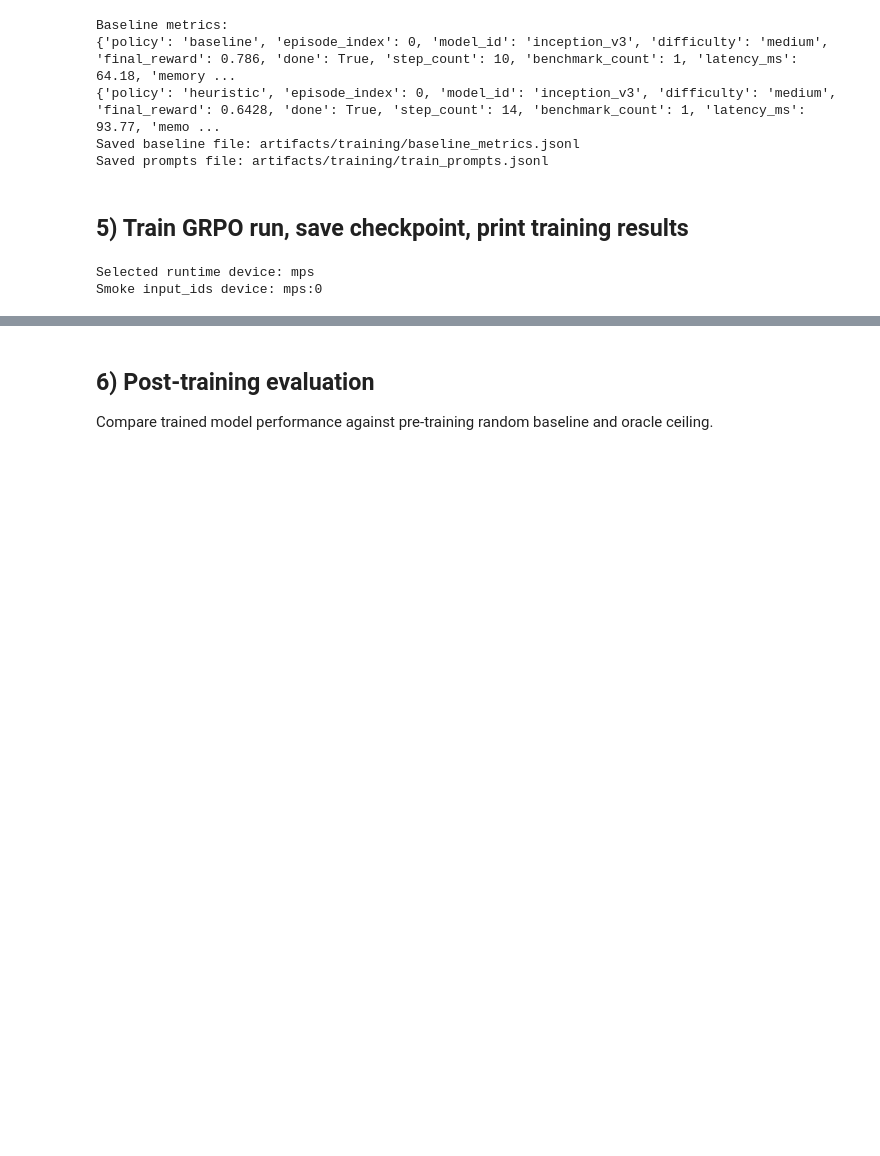
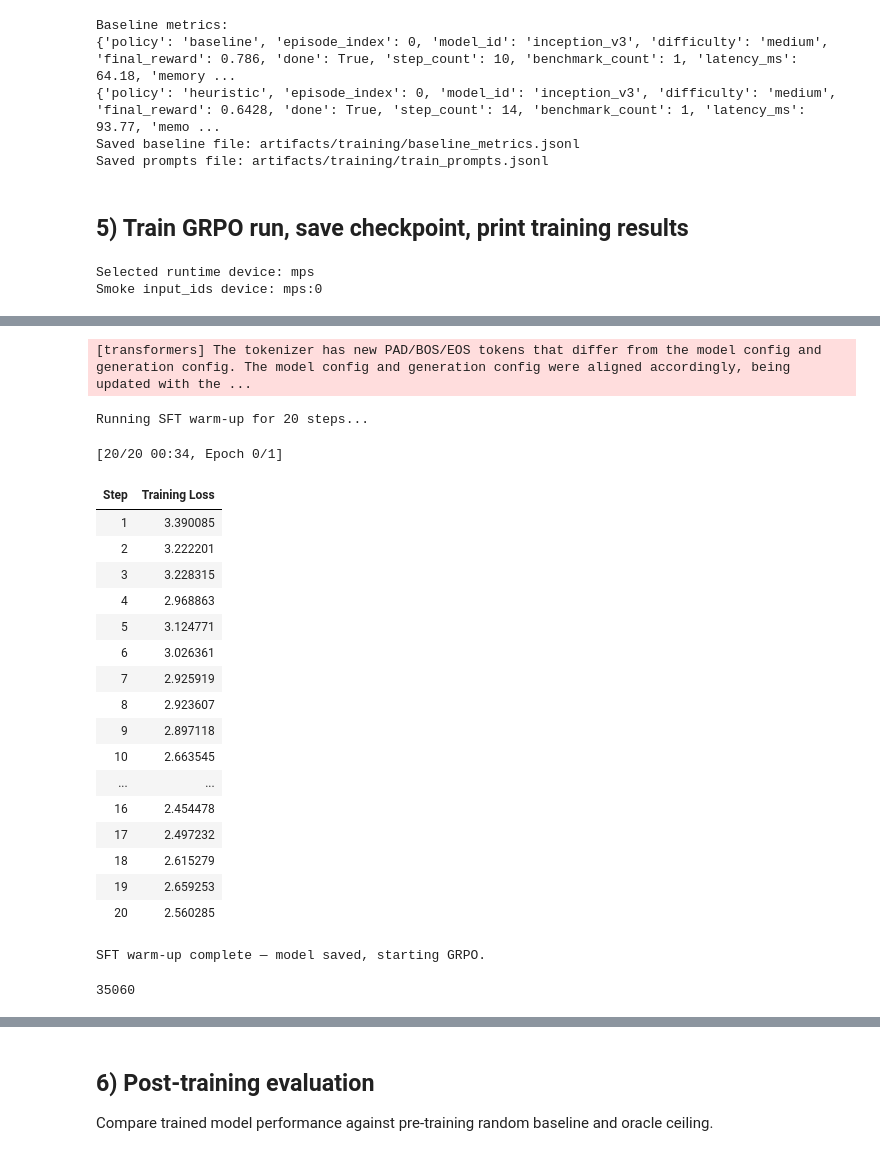
Before and after one commit to Mohammed-Altaf-01/Neural-Tuner, a Jupyter notebook: neural_tuner_trl_mac.ipynb, the cells around one changed output, grey strips where cells are left out. Drawn from its saved outputs; the diff is of its cells as text; code cells hidden in the pictures; blank space fills up the shorter version.

```diff
--- a/neural_tuner_trl_mac.ipynb
+++ b/neural_tuner_trl_mac.ipynb
@@ -82,9 +82,10 @@ TARGET_LOCAL_MODEL_DIR = Path(globals().get("MODEL_NAME", ".hf_cache/Qwen--Qwen2
 MODEL_NAME = str(TARGET_LOCAL_MODEL_DIR)
 TRAIN_EPISODES = 80
 NUM_EPOCHS = 1
-NUM_STEPS = 20
+NUM_STEPS = 120
+SFT_WARMUP_STEPS = 20
 MOCK_DATA_PATH = Path("data/mock_data/neural_tuner_train_scenarios.jsonl")
-TRAIN_FRACTION = 0.8
+TRAIN_FRACTION = 0.95
 SPLIT_SEED = 42
 
 
@@ -92,9 +93,14 @@ SYSTEM_PROMPT = """You are a hardware optimization agent for NeuralTuner.
 Use available tools to profile layers, apply quantization and pruning, benchmark, and submit.
 Prioritize meeting latency, memory, and accuracy constraints while maximizing reward.
 
+Critical rules:
+- Only use layer IDs that appear in the current LAYERS table.
+- Invalid layer IDs are penalized.
+- Do at least one benchmark before submit when possible.
+
 Example tool-call sequence (format to follow):
-<tool_call>{"name": "profile_layer", "arguments": {"layer_id": "conv_stem"}}</tool_call>
-<tool_call>{"name": "quantize_layer", "arguments": {"layer_id": "conv_stem", "dtype": "INT8"}}</tool_call>
+<tool_call>{"name": "profile_layer", "arguments": {"layer_id": "layer1"}}</tool_call>
+<tool_call>{"name": "quantize_layer", "arguments": {"layer_id": "layer1", "dtype": "INT8"}}</tool_call>
 <tool_call>{"name": "benchmark", "arguments": {}}</tool_call>
 <tool_call>{"name": "submit", "arguments": {}}</tool_call>
 """
@@ -640,3 +729,47 @@ print(f"Smoke input_ids device: {smoke_tokens['input_ids'].device}")
 # %% [output]
 Selected runtime device: mps
 Smoke input_ids device: mps:0
+# %%
+# SFT warm-up: teach the model the <tool_call> format before GRPO.
+# Without this, the model emits empty completions → autosubmit fires → no useful reward signal.
+print("Building SFT warm-up dataset from heuristic trajectories...")
+sft_dataset = _build_sft_dataset(train_scenarios_curriculum)
+print(f"SFT warm-up dataset: {len(sft_dataset)} examples")
+print("Sample completion:")
+print(sft_dataset[0]["messages"][-1]["content"][:300])
+
+sft_config = SFTConfig(
+    output_dir=OUTPUT_DIR,
+    run_name="neural_tuner_sft_warmup",
+    max_steps=SFT_WARMUP_STEPS,
+    learning_rate=5e-5,
+    per_device_train_batch_size=1,
+    gradient_accumulation_steps=2,
+    max_length=1024,
+    gradient_checkpointing=True,
+    logging_steps=1,
+    save_steps=SFT_WARMUP_STEPS,
+    save_total_limit=1,
+    report_to="wandb" if WANDB_API_KEY else "none",
+    use_cpu=not torch.backends.mps.is_available(),
+    bf16=False,
+    fp16=True
+)
+
+sft_trainer = SFTTrainer(
+    model=MODEL_NAME,
+    train_dataset=sft_dataset,
+    args=sft_config,
+    processing_class=processing_class,
+    peft_config=peft_config,
+)
+
+print(f"Running SFT warm-up for {SFT_WARMUP_STEPS} steps...")
+sft_trainer.train()
+sft_trainer.save_model(OUTPUT_DIR)
+print("SFT warm-up complete — model saved, starting GRPO.")
+
+del sft_trainer
+torch.mps.empty_cache() if torch.backends.mps.is_available() else None
+gc.collect()
+# %% [output]
@@ -642,0 +781,22 @@ Smoke input_ids device: mps:0
+[transformers] The tokenizer has new PAD/BOS/EOS tokens that differ from the model config and generation config. The model config and generation config were aligned accordingly, being updated with the ...
+Running SFT warm-up for 20 steps...
+[20/20 00:34, Epoch 0/1]
+| Step | Training Loss |
+| 1 | 3.390085 |
+| 2 | 3.222201 |
+| 3 | 3.228315 |
+| 4 | 2.968863 |
+| 5 | 3.124771 |
+| 6 | 3.026361 |
+| 7 | 2.925919 |
+| 8 | 2.923607 |
+| 9 | 2.897118 |
+| 10 | 2.663545 |
+| ... | ... |
+| 16 | 2.454478 |
+| 17 | 2.497232 |
+| 18 | 2.615279 |
+| 19 | 2.659253 |
+| 20 | 2.560285 |
+SFT warm-up complete — model saved, starting GRPO.
+35060
```
Also changed, not shown: parts of 10 cells of this notebook, 5 other files.
